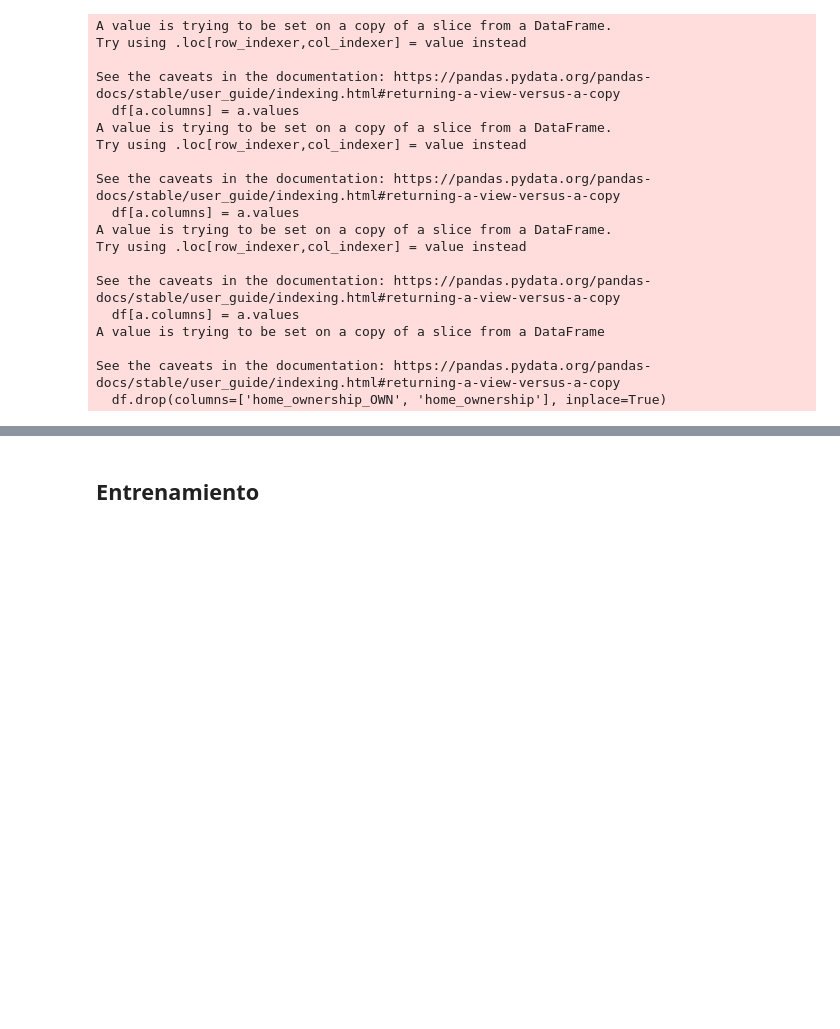
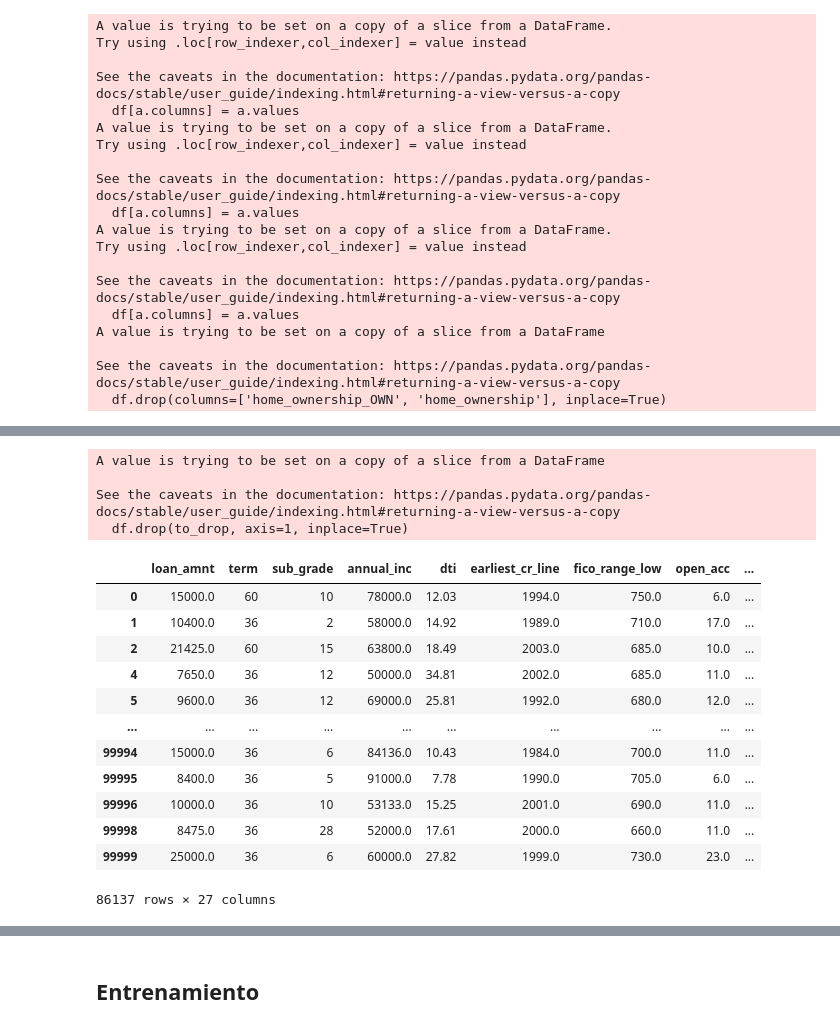
Before and after one commit to elcachorrohumano/MLDefaultPrediction, a Jupyter notebook: 1_proyecto_predicciones.ipynb, the cells around one changed output, grey strips where cells are left out. Drawn from its saved outputs; the diff is of its cells as text; code cells hidden in the pictures; blank space fills up the shorter version.

```diff
--- a/1_proyecto_predicciones.ipynb
+++ b/1_proyecto_predicciones.ipynb
@@ -236,0 +257,19 @@ df.drop(columns=['verification_status'], inplace=True)
+# %%
+dummies_purpose = pd.get_dummies(df[['purpose', 'charged_off']], columns=['purpose'],
+               drop_first=True).corr().index
+dummies_purpose = [v for v in dummies_purpose if v not in ['charged_off',
+                                                           'purpose_credit_card',
+                                                           'purpose_debt_consolidation'
+                                                           ]]
+dummies_purpose = [v.replace('purpose_','') for v in dummies_purpose]
+
+enc_p = OneHotEncoder(handle_unknown='ignore', sparse=False)
+enc_p.fit(X=df[['purpose']])
+a = enc_p.transform(X=df[['purpose']])
+a = pd.DataFrame(a)
+a.columns = enc_p.get_feature_names_out()
+df[a.columns] = a.values
+
+dummies_purpose = [f'purpose_{v}' for v in dummies_purpose]
+
+df.drop(columns=dummies_purpose + ['purpose'], inplace=True)
@@ -236,0 +294,3 @@ df.drop(columns=['verification_status'], inplace=True)
+# %%
+df['earliest_cr_line'] = df['earliest_cr_line'].apply(lambda x: float(x[4:]))
+df.drop(columns=['initial_list_status'], inplace=True)
@@ -236,0 +307,28 @@ df.drop(columns=['verification_status'], inplace=True)
+# %%
+feature_correlation = df.loc[:, df.columns != 'charged_off'].corr()
+upper = feature_correlation.where(np.triu(np.ones(
+    feature_correlation.shape), k=1).astype(bool))
+to_drop = [column for column in upper.columns if any(upper[column] > 0.9)]
+df.drop(to_drop, axis=1, inplace=True)
+# %% [output]
+A value is trying to be set on a copy of a slice from a DataFrame
+
+See the caveats in the documentation: https://pandas.pydata.org/pandas-docs/stable/user_guide/indexing.html#returning-a-view-versus-a-copy
+  df.drop(to_drop, axis=1, inplace=True)
+# %%
+columns_order = [col for col in df.columns if col != 'charged_off'] + ['charged_off']
+df = df[columns_order]
+# %% [output]
+|  | loan_amnt | term | sub_grade | annual_inc | dti | earliest_cr_line | fico_range_low | open_acc | ... |
+| 0 | 15000.0 | 60 | 10 | 78000.0 | 12.03 | 1994.0 | 750.0 | 6.0 | ... |
+| 1 | 10400.0 | 36 | 2 | 58000.0 | 14.92 | 1989.0 | 710.0 | 17.0 | ... |
+| 2 | 21425.0 | 60 | 15 | 63800.0 | 18.49 | 2003.0 | 685.0 | 10.0 | ... |
+| 4 | 7650.0 | 36 | 12 | 50000.0 | 34.81 | 2002.0 | 685.0 | 11.0 | ... |
+| 5 | 9600.0 | 36 | 12 | 69000.0 | 25.81 | 1992.0 | 680.0 | 12.0 | ... |
+| ... | ... | ... | ... | ... | ... | ... | ... | ... | ... |
+| 99994 | 15000.0 | 36 | 6 | 84136.0 | 10.43 | 1984.0 | 700.0 | 11.0 | ... |
+| 99995 | 8400.0 | 36 | 5 | 91000.0 | 7.78 | 1990.0 | 705.0 | 6.0 | ... |
+| 99996 | 10000.0 | 36 | 10 | 53133.0 | 15.25 | 2001.0 | 690.0 | 11.0 | ... |
+| 99998 | 8475.0 | 36 | 28 | 52000.0 | 17.61 | 2000.0 | 660.0 | 11.0 | ... |
+| 99999 | 25000.0 | 36 | 6 | 60000.0 | 27.82 | 1999.0 | 730.0 | 23.0 | ... |
+86137 rows × 27 columns
```
Also changed, not shown: parts of 4 cells of this notebook.
